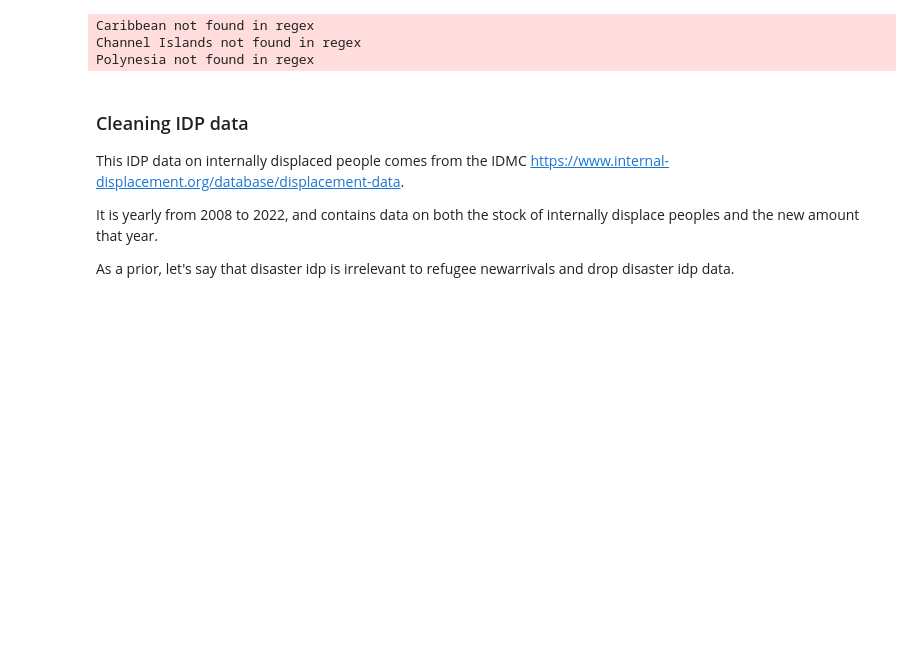
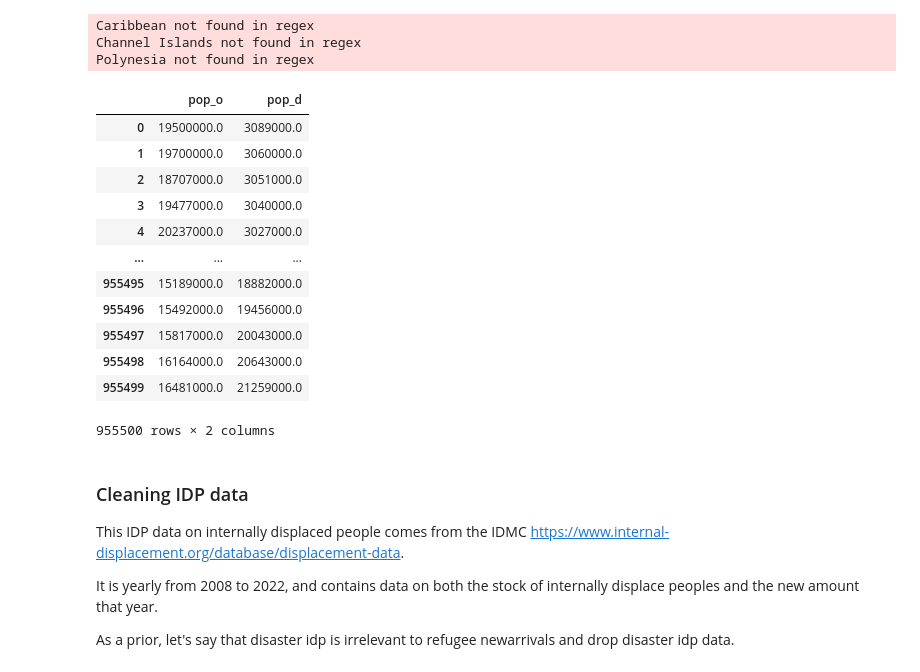
Before and after one commit to 4Freye/refugees, a Jupyter notebook: data/clean_data.ipynb, the cells around one changed output. Saved outputs shown, nothing was run; the diff lists cells and outputs as text; code cells hidden in the pictures; blank space fills up the shorter version.

Commit message:
updated clean data file

```diff
--- a/data/clean_data.ipynb
+++ b/data/clean_data.ipynb
@@ -136,5 +115,21 @@ unhcr_data = pd.read_csv('clean/unhcr.csv', engine='pyarrow')[['iso_o','iso_d','
 # %%
 df.rename({'year':'Year'}, inplace=True, axis=1)
 df['year'] = df.Year.dt.year
+# %%
+unhcr_data.merge(df, on=['iso_o','iso_d','year'], how='left')[['pop_o','pop_d']].apply(lambda x: x * 1000000)
+# %% [output]
+|  | pop_o | pop_d |
+| 0 | 19500000.0 | 3089000.0 |
+| 1 | 19700000.0 | 3060000.0 |
+| 2 | 18707000.0 | 3051000.0 |
+| 3 | 19477000.0 | 3040000.0 |
+| 4 | 20237000.0 | 3027000.0 |
+| ... | ... | ... |
+| 955495 | 15189000.0 | 18882000.0 |
+| 955496 | 15492000.0 | 19456000.0 |
+| 955497 | 15817000.0 | 20043000.0 |
+| 955498 | 16164000.0 | 20643000.0 |
+| 955499 | 16481000.0 | 21259000.0 |
+955500 rows × 2 columns
 # %%
 df = unhcr_data.merge(df, on=['iso_o','iso_d','year'], how='left')
```
Also changed, not shown: parts of 5 cells of this notebook.
